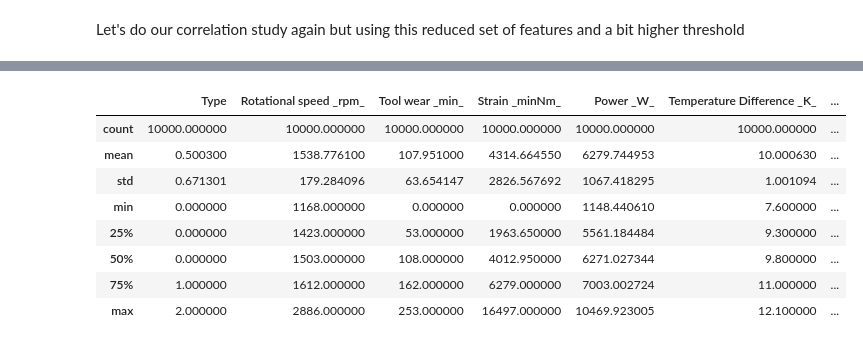
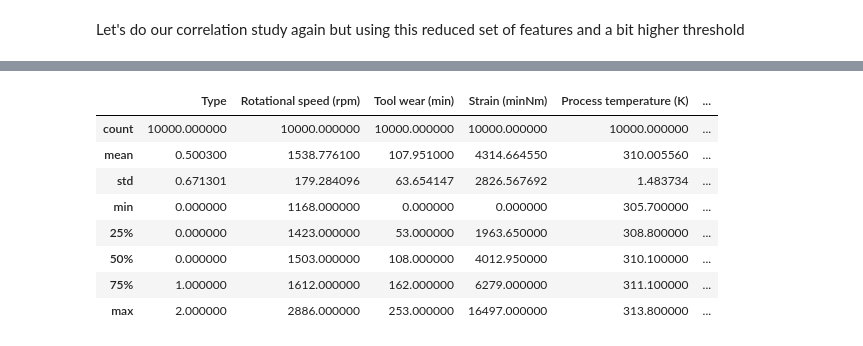
Before and after one commit to raymondsamalo/ITI113-Machine-Learning-Operations-Project, a Jupyter notebook: AI4I-2020/1.1_Preprocessing.ipynb, the cells around one changed output, grey strips where cells are left out. Cells and saved outputs as stored; diff of their text form; code cells hidden in the pictures.

```diff
--- a/AI4I-2020/1.1_Preprocessing.ipynb
+++ b/AI4I-2020/1.1_Preprocessing.ipynb
@@ -85,0 +92,3 @@ shape of data after dropping columns (10000, 12)
+# %%
+df.columns = [col.replace("[","(").replace("]",")") for col in df.columns.values]
+print("DF columns after clean up", df.columns)
@@ -288,6 +320,6 @@ the failures are related to these 3 features:
 
 Let's add these features to our dataset
 # %%
-df['Strain [minNm]'] = df['Tool wear [min]'] * df['Torque [Nm]']
-df['Power (W)'] = df['Rotational speed [rpm]'] * df['Torque [Nm]'] * 2 * np.pi / 60
-df['Temperature Difference (K)'] = df['Process temperature [K]'] - df['Air temperature [K]']
+df['Strain (minNm)'] = df['Tool wear (min)'] * df['Torque (Nm)']
+df['Power (W)'] = df['Rotational speed (rpm)'] * df['Torque (Nm)'] * 2 * np.pi / 60
+df['Temperature Difference (K)'] = df['Process temperature (K)'] - df['Air temperature (K)']
@@ -300,6 +325,0 @@ ValueError('feature_names may not contain [, ] or <')
-# %%
-import re
-regex = re.compile(r"\[|\]|<|\)|\(", re.IGNORECASE)
-df.columns = [regex.sub("_", col) if any(x in str(col) for x in set(('[', ']', '<','(', ')'))) else col for col in df.columns.values]
-
-print("DF columns after clean up", df.columns)
@@ -511,17 +574,16 @@ Index(['Type', 'Rotational speed _rpm_', 'Tool wear _min_', 'Strain _minNm_',
       dtype='object')
 # %%
-df[['Type', 'Rotational speed _rpm_', 'Tool wear _min_', 'Strain _minNm_',
-       'Power _W_', 'Temperature Difference _K_','Torque _Nm_', 'Process temperature _K_', 'Air temperature _K_']].describe()
+df[['Type', 'Rotational speed (rpm)', 'Tool wear (min)', 'Strain (minNm)', 'Process temperature (K)', 'Air temperature (K)']].describe()
 # %% [output]
-|  | Type | Rotational speed _rpm_ | Tool wear _min_ | Strain _minNm_ | Power _W_ | Temperature Difference _K_ | ... |
-| count | 10000.000000 | 10000.000000 | 10000.000000 | 10000.000000 | 10000.000000 | 10000.000000 | ... |
-| mean | 0.500300 | 1538.776100 | 107.951000 | 4314.664550 | 6279.744953 | 10.000630 | ... |
-| std | 0.671301 | 179.284096 | 63.654147 | 2826.567692 | 1067.418295 | 1.001094 | ... |
-| min | 0.000000 | 1168.000000 | 0.000000 | 0.000000 | 1148.440610 | 7.600000 | ... |
-| 25% | 0.000000 | 1423.000000 | 53.000000 | 1963.650000 | 5561.184484 | 9.300000 | ... |
-| 50% | 0.000000 | 1503.000000 | 108.000000 | 4012.950000 | 6271.027344 | 9.800000 | ... |
-| 75% | 1.000000 | 1612.000000 | 162.000000 | 6279.000000 | 7003.002724 | 11.000000 | ... |
-| max | 2.000000 | 2886.000000 | 253.000000 | 16497.000000 | 10469.923005 | 12.100000 | ... |
+|  | Type | Rotational speed (rpm) | Tool wear (min) | Strain (minNm) | Process temperature (K) | ... |
+| count | 10000.000000 | 10000.000000 | 10000.000000 | 10000.000000 | 10000.000000 | ... |
+| mean | 0.500300 | 1538.776100 | 107.951000 | 4314.664550 | 310.005560 | ... |
+| std | 0.671301 | 179.284096 | 63.654147 | 2826.567692 | 1.483734 | ... |
+| min | 0.000000 | 1168.000000 | 0.000000 | 0.000000 | 305.700000 | ... |
+| 25% | 0.000000 | 1423.000000 | 53.000000 | 1963.650000 | 308.800000 | ... |
+| 50% | 0.000000 | 1503.000000 | 108.000000 | 4012.950000 | 310.100000 | ... |
+| 75% | 1.000000 | 1612.000000 | 162.000000 | 6279.000000 | 311.100000 | ... |
+| max | 2.000000 | 2886.000000 | 253.000000 | 16497.000000 | 313.800000 | ... |
 # %%
 import json
 spec = {
```
Also changed, not shown: parts of 28 cells of this notebook, 14 other files.
